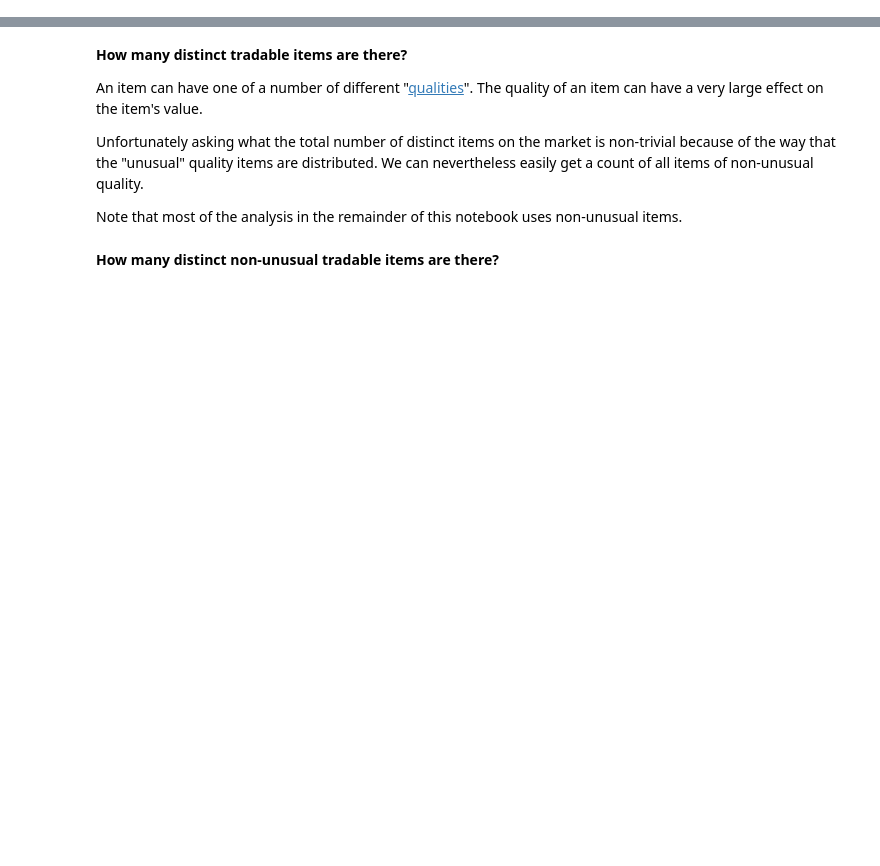
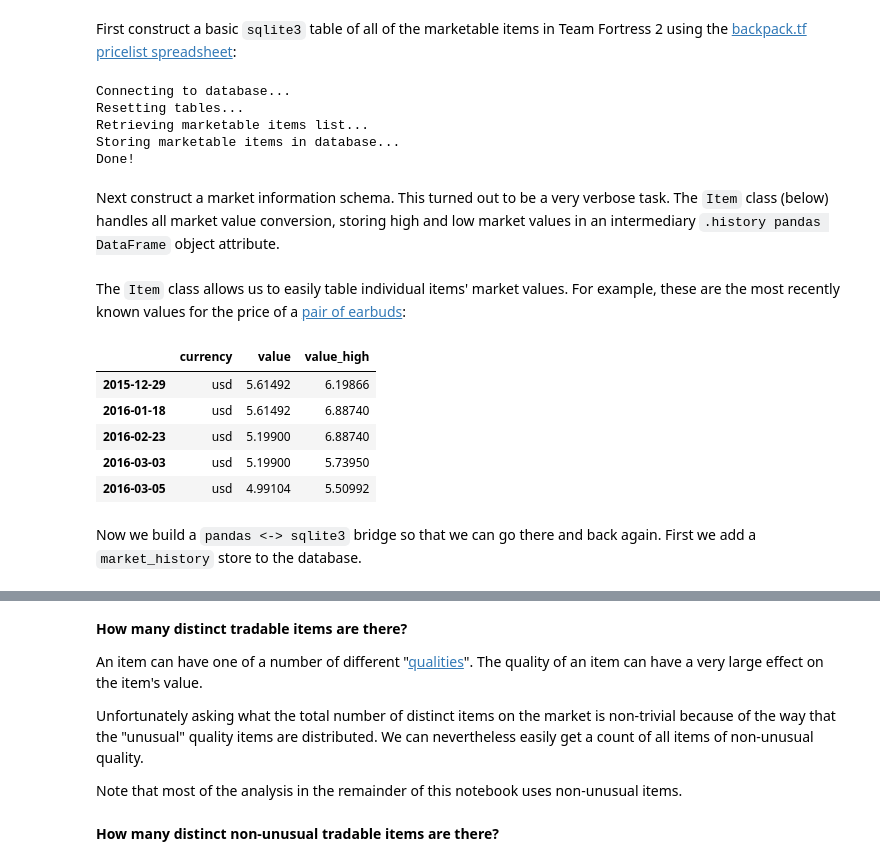
Before and after one commit to ResidentMario/tf2-prices, a Jupyter notebook: TF2 Experimentation.ipynb, the cells around one changed output, grey strips where cells are left out. Cells and saved outputs as stored; diff of their text form; code cells hidden in the pictures; blank space fills up the shorter version.

```diff
--- a/TF2 Experimentation.ipynb
+++ b/TF2 Experimentation.ipynb
@@ -91,0 +84,59 @@ An item is considered unique if it has its own texture map in the game files.
+# %% [markdown]
+First construct a basic `sqlite3` table of all of the marketable items in Team Fortress 2 using the [backpack.tf pricelist spreadsheet](https://backpack.tf/pricelist/spreadsheet):
+# %%
+import sqlite3
+import os
+from bs4 import BeautifulSoup
+import requests
+import urllib
+
+
+def get_all_items():
+    """
+    Parses the backpack.tf item spreadsheet in order to retrieve every non-usual item in the game which is on the
+    market.
+    :return:
+    """
+    spreadsheet = BeautifulSoup(requests.get("http://backpack.tf/pricelist/spreadsheet").text, 'html.parser')
+    item_strings = spreadsheet.find_all("a", {"class": 'qlink'})
+    ret = []
+    for (item_string, num) in zip(item_strings, range(len(item_strings))):
+        item_string = str(item_string)
+        repr = (
+            urllib.request.unquote(item_string.split("/")[3]),
+            urllib.request.unquote(item_string.split("/")[2]),
+            item_string.split("/")[4],
+            item_string.split("/")[5][:item_string.split("/")[5].find('"')],
+            num
+        )
+        ret.append(repr)
+    return ret
+
+if os.path.isfile('tf2_items.db'):
+    print("Connecting to database...")
+else:
+    print("Initializing database...")
+conn = sqlite3.connect('tf2_items.db')
+c = conn.cursor()
+print("Resetting tables...")
+c.execute('''DROP TABLE if exists items''')
+conn.commit()
+c.execute('''CREATE TABLE items
+  (name text,quality text, tradable integer, craftable integer, price_index integer PRIMARY KEY)
+''')
+conn.commit()
+print("Retrieving marketable items list...")
+items_in = get_all_items()
+print("Storing marketable items in database...")
+c.executemany('INSERT INTO items VALUES (?,?,?,?,?)', items_in)
+conn.commit()
+conn.close()
+print("Done!")
+# %% [output]
+Connecting to database...
+Resetting tables...
+Retrieving marketable items list...
+Storing marketable items in database...
+Done!
+# %% [markdown]
+Next construct a market information schema. This turned out to be a very verbose task. The `Item` class (below) handles all market value conversion, storing high and low market values in an intermediary `.history pandas DataFrame` object attribute.
@@ -91,0 +375,13 @@ An item is considered unique if it has its own texture map in the game files.
+# %% [markdown]
+The `Item` class allows us to easily table individual items' market values. For example, these are the most recently known values for the price of a [pair of earbuds](https://wiki.teamfortress.com/wiki/Earbuds):
+# %%
+Item("Earbuds").history.tail(5)
+# %% [output]
+|  | currency | value | value_high |
+| 2015-12-29 | usd | 5.61492 | 6.19866 |
+| 2016-01-18 | usd | 5.61492 | 6.88740 |
+| 2016-02-23 | usd | 5.19900 | 6.88740 |
+| 2016-03-03 | usd | 5.19900 | 5.73950 |
+| 2016-03-05 | usd | 4.99104 | 5.50992 |
+# %% [markdown]
+Now we build a `pandas <-> sqlite3` bridge so that we can go there and back again. First we add a `market_history` store to the database.
```
Also changed, not shown: parts of 41 cells of this notebook, 8 other files.
